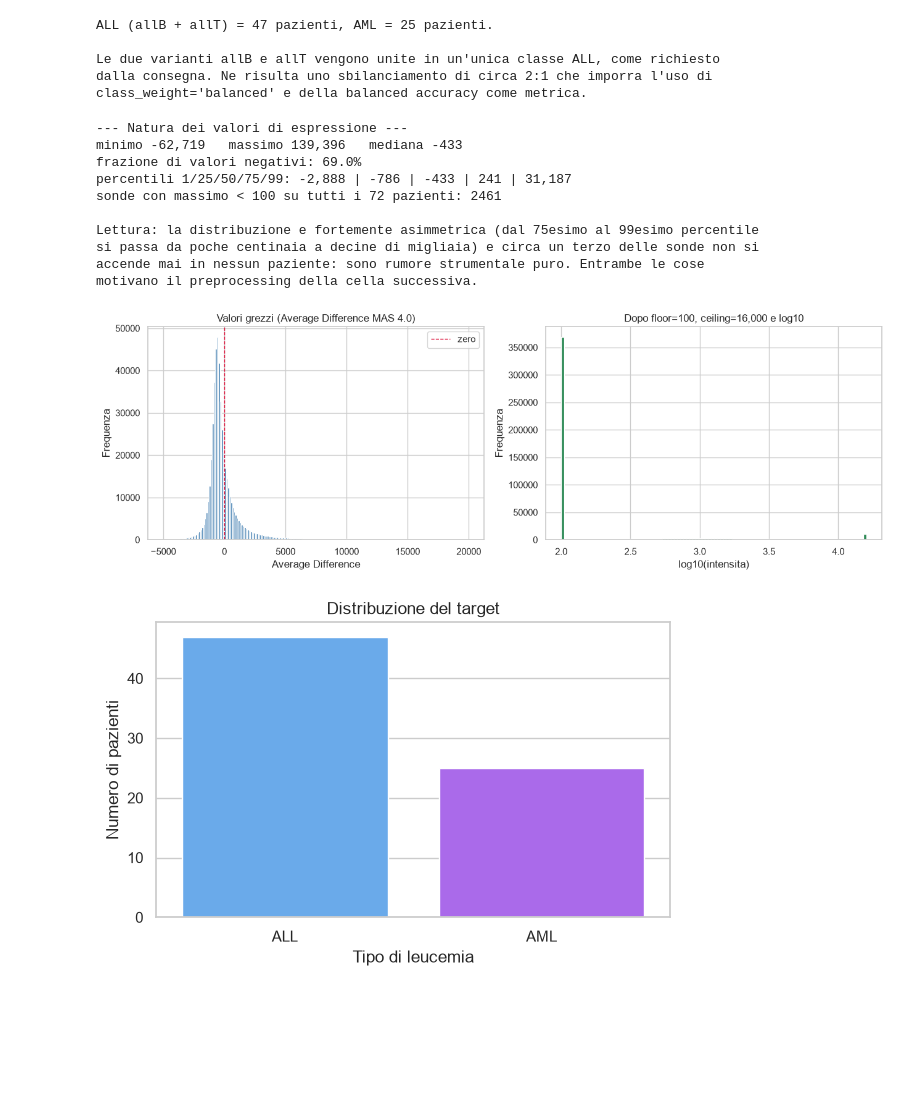
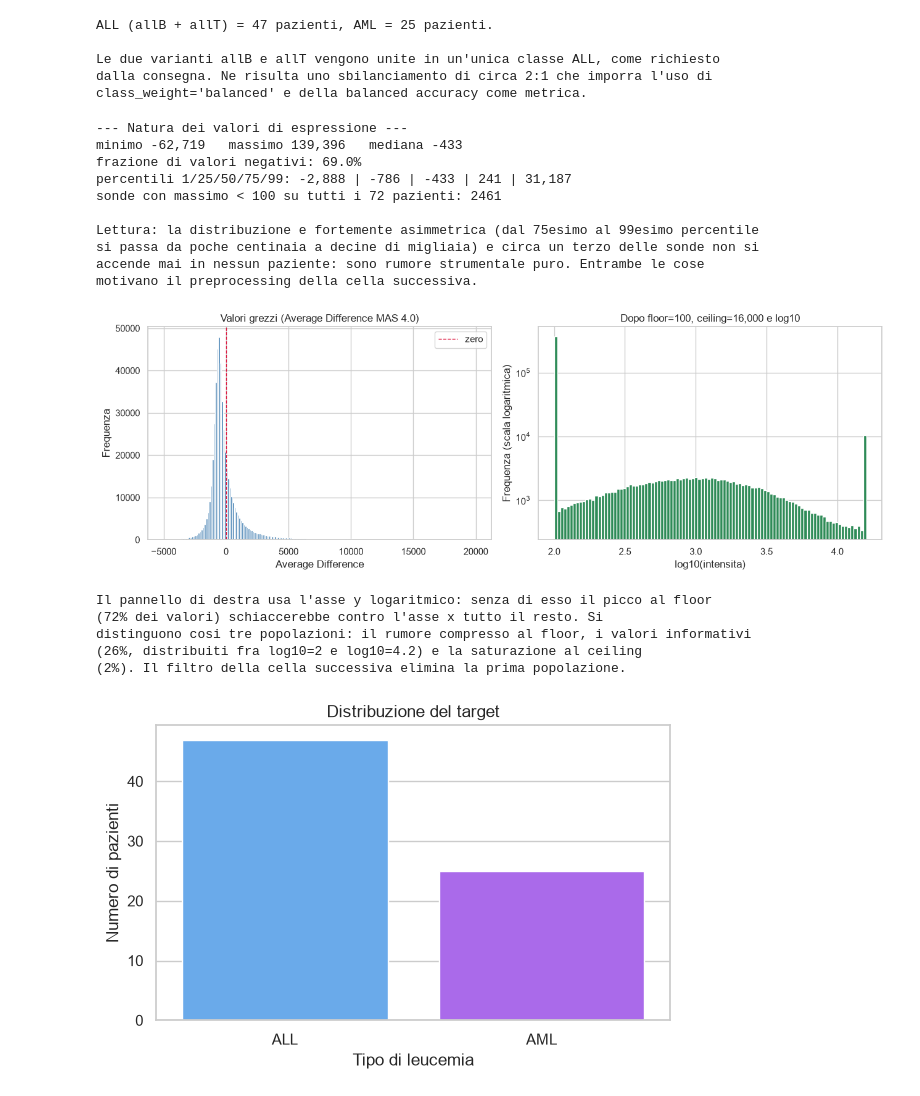
Before and after one commit to Iquadro1/analisi-dati, a Jupyter notebook: progetto/project_revised.ipynb, the cells around one changed output. Drawn from its saved outputs; the diff is of its cells as text; code cells hidden in the pictures; blank space fills up the shorter version.

```diff
--- a/progetto/project_revised.ipynb
+++ b/progetto/project_revised.ipynb
@@ -166,36 +166,54 @@ print("percentili 1/25/50/75/99: " + " | ".join(f"{q:,.0f}" for q in qs))
 print(f"sonde con massimo < {FLOOR} su tutti i {G.shape[0]} pazienti: {(G.max(axis=0) < FLOOR).sum()}")
 print()
 print("Lettura: la distribuzione e fortemente asimmetrica (dal 75esimo al 99esimo percentile")
 print("si passa da poche centinaia a decine di migliaia) e circa un terzo delle sonde non si")
 print("accende mai in nessun paziente: sono rumore strumentale puro. Entrambe le cose")
 print("motivano il preprocessing della cella successiva.")
 
+G_clip = np.log10(np.clip(G, FLOOR, CEIL)).ravel()
+at_floor = (G_clip == np.log10(FLOOR)).mean()
+at_ceil = (G_clip == np.log10(CEIL)).mean()
+interior = 1 - at_floor - at_ceil
+
 fig, axes = plt.subplots(1, 2, figsize=(13, 4.5))
 axes[0].hist(G.ravel(), bins=200, range=(-5000, 20000), color="steelblue")
 axes[0].set_title("Valori grezzi (Average Difference MAS 4.0)")
 axes[0].set_xlabel("Average Difference")
 axes[0].set_ylabel("Frequenza")
 axes[0].axvline(0, color="crimson", linestyle="--", linewidth=1, label="zero")
 axes[0].legend()
 
-axes[1].hist(np.log10(np.clip(G, FLOOR, CEIL)).ravel(), bins=100, color="seagreen")
+axes[1].hist(G_clip, bins=100, color="seagreen")
+axes[1].set_yscale("log")
 axes[1].set_title(f"Dopo floor={FLOOR}, ceiling={CEIL:,} e log10")
 axes[1].set_xlabel("log10(intensita)")
-axes[1].set_ylabel("Frequenza")
+axes[1].set_ylabel("Frequenza (scala logaritmica)")
 plt.tight_layout()
 plt.show()
+
+print()
+print("Il pannello di destra usa l'asse y logaritmico: senza di esso il picco al floor")
+print(f"({at_floor:.0%} dei valori) schiaccerebbe contro l'asse x tutto il resto. Si")
+print("distinguono cosi tre popolazioni: il rumore compresso al floor, i valori informativi")
+print(f"({interior:.0%}, distribuiti fra log10=2 e log10=4.2) e la saturazione al ceiling")
+print(f"({at_ceil:.0%}). Il filtro della cella successiva elimina la prima popolazione.")
 # %% [output]
 --- Natura dei valori di espressione ---
 minimo -62,719   massimo 139,396   mediana -433
 frazione di valori negativi: 69.0%
 percentili 1/25/50/75/99: -2,888 | -786 | -433 | 241 | 31,187
 sonde con massimo < 100 su tutti i 72 pazienti: 2461
 
 Lettura: la distribuzione e fortemente asimmetrica (dal 75esimo al 99esimo percentile
 si passa da poche centinaia a decine di migliaia) e circa un terzo delle sonde non si
 accende mai in nessun paziente: sono rumore strumentale puro. Entrambe le cose
 motivano il preprocessing della cella successiva.
-[figure, old version]
+[figure, new version]
+Il pannello di destra usa l'asse y logaritmico: senza di esso il picco al floor
+(72% dei valori) schiaccerebbe contro l'asse x tutto il resto. Si
+distinguono cosi tre popolazioni: il rumore compresso al floor, i valori informativi
+(26%, distribuiti fra log10=2 e log10=4.2) e la saturazione al ceiling
+(2%). Il filtro della cella successiva elimina la prima popolazione.
 # %%
 def plot_target_distribution(y_vec, title="Distribuzione del target"):
     plt.figure(figsize=(6, 4))
```
Also changed, not shown: parts of 4 cells of this notebook, 1 other file.
